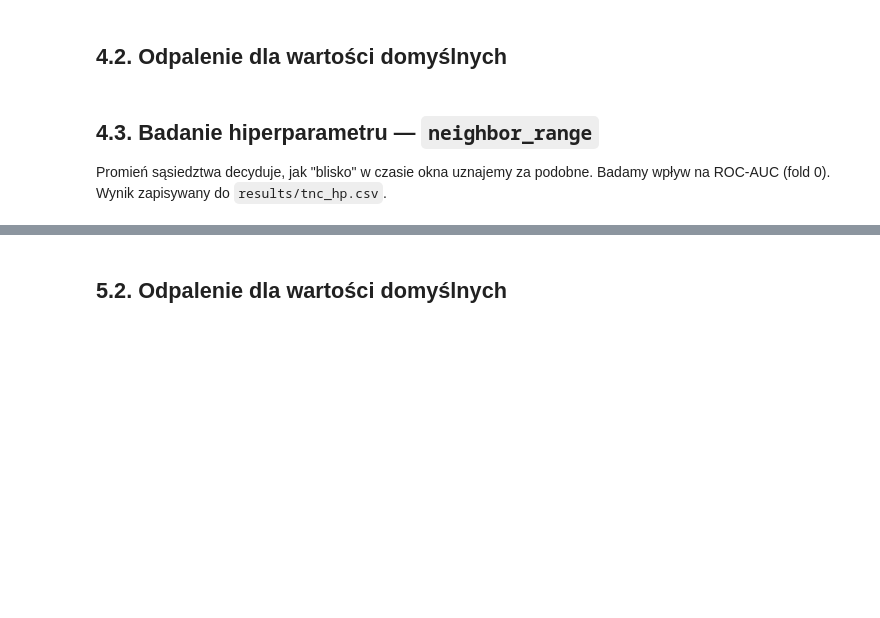
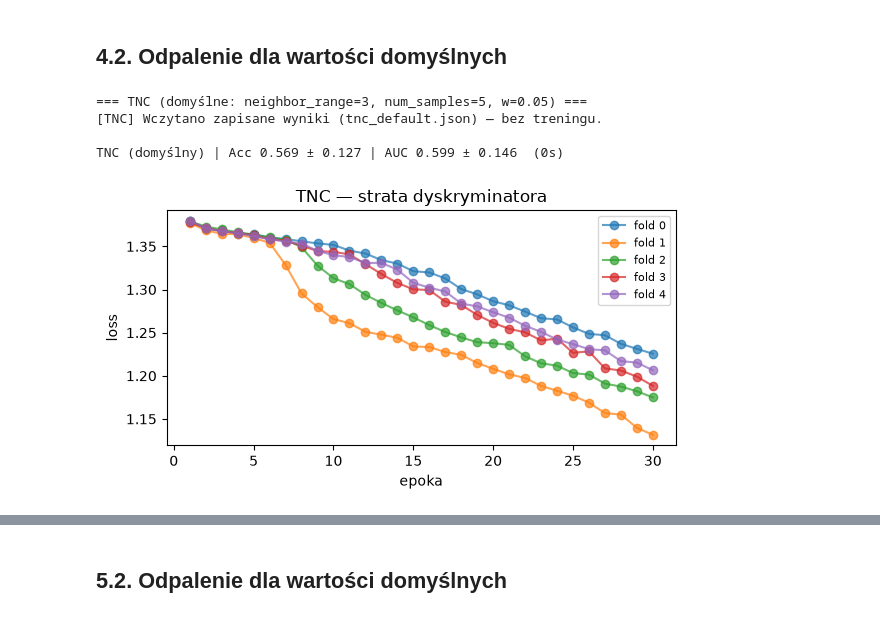
Before and after one commit to Filpus/Alzheimer-classifier, a Jupyter notebook: notebooks/Final_Report.ipynb, the cells around one changed output, grey strips where cells are left out. Drawn from its saved outputs; the diff is of its cells as text; code cells hidden in the pictures; blank space fills up the shorter version.

```diff
--- a/notebooks/Final_Report.ipynb
+++ b/notebooks/Final_Report.ipynb
@@ -98,12 +102,18 @@ QUICK = True            # <-- False dla pełnego eksperymentu (najlepiej GPU)
 LOAD_PRETRAINED = True   # <-- True: wczytuj gotowe wyniki/wagi jeśli są; False: zawsze trenuj od zera
 
 if QUICK:
-    N_SPLITS, SSL_EPOCHS, PROBE_EPOCHS, RS_TRIALS = 2, 3, 10, 4
+    N_SPLITS, SSL_EPOCHS, PROBE_EPOCHS = 2, 3, 10
+    HP_SPLITS, SSL_EPOCHS_FINAL = 2, 3
 else:
-    N_SPLITS, SSL_EPOCHS, PROBE_EPOCHS, RS_TRIALS = 5, 30, 30, 12
+    # Wariant BEZ glowicy projekcyjnej (use_projection=False w modelach -- patrz ablacja w 4.1/5.1).
+    # 5-fold CV dla wynikow finalnych. Badanie wplywu HP na HP_SPLITS=3 foldach (tansze, a wystarcza
+    # do wyboru 2 najlepszych wartosci). Zamiast random search: mala siatka 2x2 z dwoch najlepszych
+    # wartosci kazdego z dwoch HP, oceniana na pelnym 5-fold CV. best trenowany dluzej (SSL_EPOCHS_FINAL).
+    N_SPLITS, SSL_EPOCHS, PROBE_EPOCHS = 5, 30, 30
+    HP_SPLITS, SSL_EPOCHS_FINAL = 3, 40
 
 RESULTS_DIR = os.path.join(ROOT, 'notebooks', 'results')
 os.makedirs(RESULTS_DIR, exist_ok=True)
-print(f'Tryb: {"SZYBKI" if QUICK else "PEŁNY"} | n_splits={N_SPLITS} ssl_epochs={SSL_EPOCHS} '
-      f'probe_epochs={PROBE_EPOCHS} rs_trials={RS_TRIALS} | LOAD_PRETRAINED={LOAD_PRETRAINED}')
+print(f'Tryb: {"SZYBKI" if QUICK else "PEŁNY (bez głowicy)"} | n_splits={N_SPLITS} hp_splits={HP_SPLITS} '
+      f'ssl={SSL_EPOCHS} ssl_final={SSL_EPOCHS_FINAL} probe={PROBE_EPOCHS} | LOAD_PRETRAINED={LOAD_PRETRAINED}')
 # %% [output]
@@ -311,10 +373,13 @@ tnc_acc, tnc_auc, tnc_hist = run_cv_smart(
     hist_file='tnc_default_hist.json', res_file='tnc_default.json',
 )
 print(f'\nTNC (domyślny) | Acc {fmt(tnc_acc)} | AUC {fmt(tnc_auc)}  ({time.time()-t0:.0f}s)')
+# %% [output]
+=== TNC (domyślne: neighbor_range=3, num_samples=5, w=0.05) ===
+[TNC] Wczytano zapisane wyniki (tnc_default.json) — bez treningu.
+
+TNC (domyślny) | Acc 0.569 ± 0.127 | AUC 0.599 ± 0.146  (0s)
 # %%
-plot_hist(tnc_hist, 'TNC — strata dyskryminatora',
-          'Wczytano gotowe wyniki — brak historii treningu (ustaw LOAD_PRETRAINED=False, by ją zobaczyć).')
+plot_hist(tnc_hist, 'TNC - strata dyskryminatora',
+          'Wczytano gotowe wyniki - brak historii treningu (ustaw LOAD_PRETRAINED=False, by ją zobaczyć).')
+# %% [output]
+[figure, added]
-# %% [markdown]
-## 4.3. Badanie hiperparametru — `neighbor_range`
-
-Promień sąsiedztwa decyduje, jak "blisko" w czasie okna uznajemy za podobne. Badamy wpływ na ROC-AUC (fold 0). Wynik zapisywany do `results/tnc_hp.csv`.
```
Also changed, not shown: parts of 47 cells of this notebook, 24 other files.
